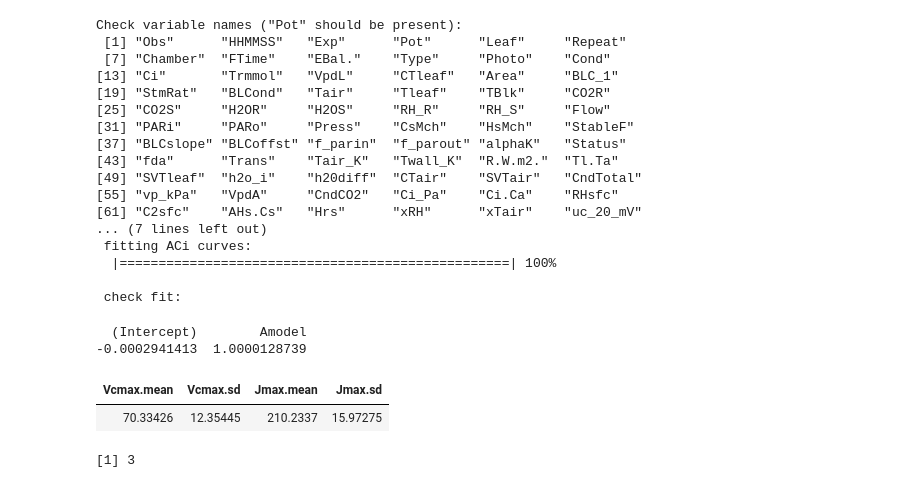
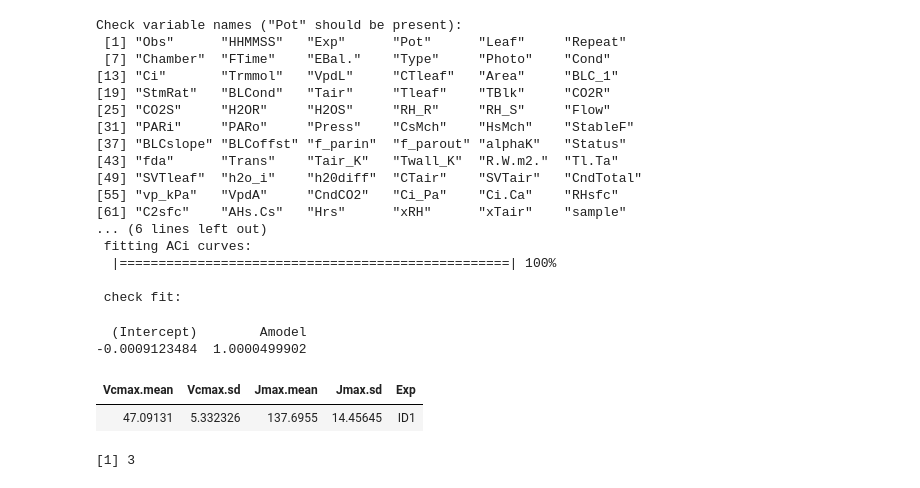
Before and after one commit to flossie-brown/TropOz-trees, a Jupyter notebook: A-Ci curves.ipynb, the cells around one changed output. Cells and saved outputs as stored; diff of their text form; code cells hidden in the pictures.

```diff
--- a/A-Ci curves.ipynb
+++ b/A-Ci curves.ipynb
@@ -26,13 +42,13 @@ Warning message in library(package, lib.loc = lib.loc, character.only = TRUE, lo
 
 setwd('C:/Users/fb428/OneDrive - University of Exeter/Documents/Tropoz/')
 source('scripts/ACi_functions.R')
-f = 'XC1'
+f = 'ID1'
 
 #--------------------------------------------------
 #  LOAD DATA
 #--------------------------------------------------
 
-DATA <- read.csv(gsub(" ", "", paste(f,'/',f,'_ACi.csv')))
+DATA <- read.csv(gsub(" ", "", paste('inputs/', f,'/',f,'_ACi.csv')))
 
 #--------------------------------------------------
 #  CALCULATE ACI CURVES
@@ -49,6 +65,7 @@ cat('\n fitting ACi curves: \n ')
 ACI_fits <- fitACIs(df, 'Pot')
 
 average_params <- summary_table(ACI_fits)
+average_params$Exp <- f
 
 cat('\n check fit: \n ')
 fit_summary(ACI_fits)
@@ -64,20 +81,20 @@ Check variable names ("Pot" should be present):
 [43] "fda"      "Trans"    "Tair_K"   "Twall_K"  "R.W.m2."  "Tl.Ta"
 [49] "SVTleaf"  "h2o_i"    "h20diff"  "CTair"    "SVTair"   "CndTotal"
 [55] "vp_kPa"   "VpdA"     "CndCO2"   "Ci_Pa"    "Ci.Ca"    "RHsfc"
-[61] "C2sfc"    "AHs.Cs"   "Hrs"      "xRH"      "xTair"    "uc_20_mV"
-... (7 lines left out)
+[61] "C2sfc"    "AHs.Cs"   "Hrs"      "xRH"      "xTair"    "sample"
+... (6 lines left out)
  fitting ACi curves:
   |==================================================| 100%
 
  check fit:
   (Intercept)        Amodel
--0.0002941413  1.0000128739
+-0.0009123484  1.0000499902
 # %%
 average_params
-write.csv(average_params, gsub(" ", "", paste(f,'/script_output_',f,'/',f,'_Photo_params.csv')), row.names=FALSE)
+write.csv(average_params, gsub(" ", "", paste('outputs/script_output_',f,'/',f,'_Photo_params.csv')), row.names=FALSE)
 # %% [output]
-| Vcmax.mean | Vcmax.sd | Jmax.mean | Jmax.sd |
-| 70.33426 | 12.35445 | 210.2337 | 15.97275 |
+| Vcmax.mean | Vcmax.sd | Jmax.mean | Jmax.sd | Exp |
+| 47.09131 | 5.332326 | 137.6955 | 14.45645 | ID1 |
 # %%
 length(ACI_fits)
 # %% [output]
```
Also changed, not shown: parts of 2 cells of this notebook, 6 other files.
